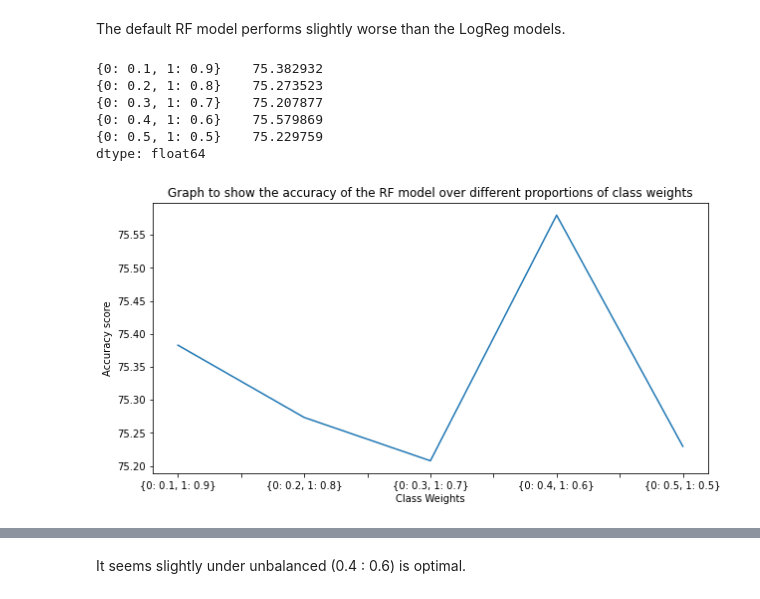
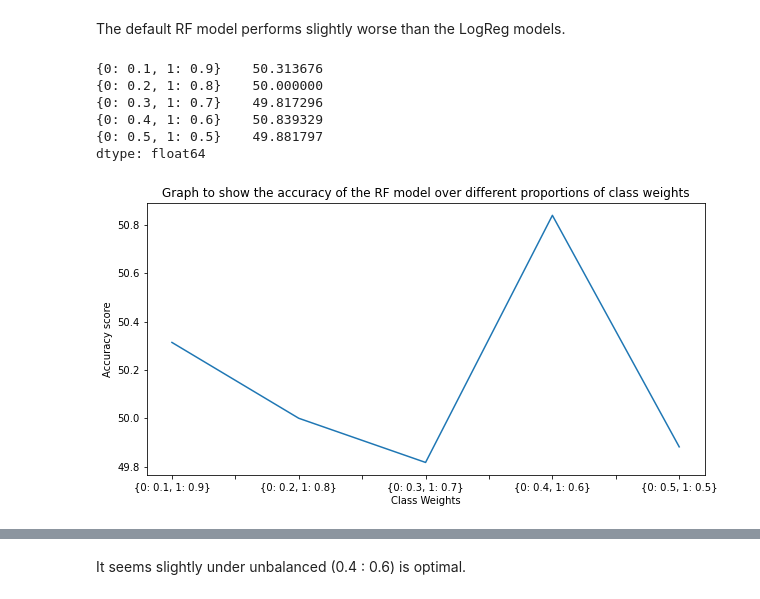
Before and after one commit to divzueri/Data-Science-Projects, a Jupyter notebook: HRAnalytics/notebooks/4_Modeling.ipynb, the cells around one changed output, grey strips where cells are left out. Saved outputs shown, nothing was run; the diff lists cells and outputs as text; code cells hidden in the pictures.

```diff
--- a/HRAnalytics/notebooks/4_Modeling.ipynb
+++ b/HRAnalytics/notebooks/4_Modeling.ipynb
@@ -142,4 +162,8 @@ Wall time: 441 ms
 # %%
+%%time
+
+# Grid search of LR with different class weights
+
 # Make pipeline
 LR_pipeline = Pipeline([('scaler', StandardScaler()), ('LR', LogisticRegression())])
 
@@ -150,3 +174,10 @@ params_LR = {
     'LR__solver': ['liblinear', 'saga'],
     'LR__class_weight': class_weight
 }
+
+# Fit model
+gridcv_LR = GridSearchCV(LR_pipeline, param_grid=params_LR, cv=5, scoring='precision', verbose=0, n_jobs=-1)
+gridcv_LR.fit(X_train, y_train)
+
+# Best model
+gridcv_LR.best_estimator_, gridcv_LR.best_params_, gridcv_LR.best_score_
@@ -222,0 +232,22 @@ It seems nearly a third of the features have close to 0 impact in the model, tho
+# %%
+%%time
+
+# Grid search for LR model with oversampling of minority class
+from imblearn.pipeline import Pipeline as Pipe_Imb
+
+# Make pipeline
+LR_pipeline_bal = Pipe_Imb([('scaler', StandardScaler()), ('sm', SMOTE()), ('LR', LogisticRegression())])
+
+# Define parameters
+params_LR_bal = {
+    'LR__C': [0.001, 0.1, 1, 10, 100],
+    #'LR__penalty': ['l2', 'l1',],
+    #'LR__solver': ['liblinear', 'saga'],
+}
+
+# Fit model
+gridcv_LR_bal = GridSearchCV(LR_pipeline_bal, param_grid=params_LR_bal, cv=5, scoring='precision', n_jobs=-1)
+gridcv_LR_bal.fit(X_train, y_train)
+
+# Best model
+gridcv_LR_bal.best_estimator_, gridcv_LR_bal.best_params_, gridcv_LR_bal.best_score_
@@ -247,32 +319,32 @@ The default RF model performs slightly worse than the LogReg models.
 # %%
 %%time
 
 # Print accuracy along different proportions of class weights
 
 class_weight = [{0: 0.1, 1: 0.9}, {0: 0.2, 1: 0.8}, {0: 0.3, 1: 0.7}, {0: 0.4, 1: 0.6}, {0: 0.5, 1: 0.5}]
 
-acc = []
+pr = []
 
 for i in class_weight:
     clf = RandomForestClassifier(class_weight=i, random_state=0)
     clf.fit(X_train_scaled, y_train)
-    acc.append(accuracy_score(y_test, clf.predict(X_test_scaled)) * 100)
-acc = pd.Series(acc, index=class_weight)
+    pr.append(precision_score(y_test, clf.predict(X_test_scaled)) * 100)
+pr = pd.Series(pr, index=class_weight)
 
-print(acc)
+print(pr)
 
 # Plot
 plt.figure(figsize = (10,5))
 plt.title('Graph to show the accuracy of the RF model over different proportions of class weights')
 plt.xlabel('Class Weights')
 plt.ylabel('Accuracy score')
-acc.plot.line()
+pr.plot.line()
 plt.show()
 # %% [output]
-{0: 0.1, 1: 0.9}    75.382932
-{0: 0.2, 1: 0.8}    75.273523
-{0: 0.3, 1: 0.7}    75.207877
-{0: 0.4, 1: 0.6}    75.579869
-{0: 0.5, 1: 0.5}    75.229759
+{0: 0.1, 1: 0.9}    50.313676
+{0: 0.2, 1: 0.8}    50.000000
+{0: 0.3, 1: 0.7}    49.817296
+{0: 0.4, 1: 0.6}    50.839329
+{0: 0.5, 1: 0.5}    49.881797
 dtype: float64
-[figure, old version]
+[figure, new version]
```
Also changed, not shown: parts of 58 cells of this notebook.
